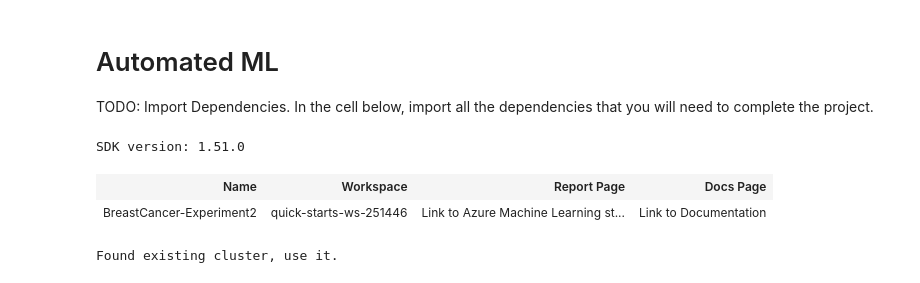
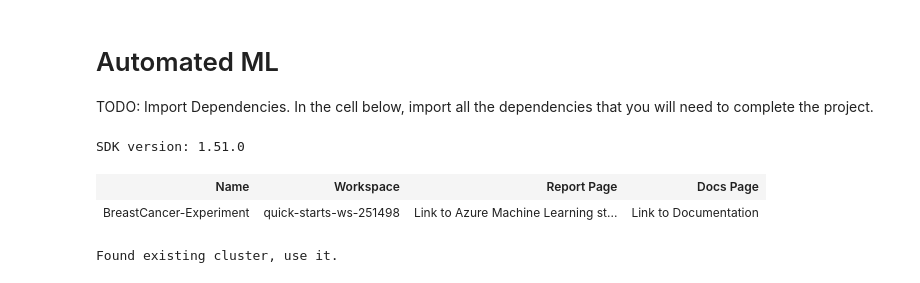
Before and after one commit to samfrost23/nd00333-capstone, a Jupyter notebook: starter_file/automl.ipynb, the cells around one changed output. Saved outputs shown, nothing was run; the diff lists cells and outputs as text; code cells hidden in the pictures.

```diff
--- a/starter_file/automl.ipynb
+++ b/starter_file/automl.ipynb
@@ -28,19 +28,19 @@ SDK version: 1.51.0
 # %%
 ws = Workspace.from_config()
 
 # choose a name for experiment
-experiment_name = 'BreastCancer-Experiment2'
+experiment_name = 'BreastCancer-Experiment'
 
 experiment=Experiment(ws, experiment_name)
 
 
 # choose a name for experiment
 
 project_folder = './breastcancer'
 experiment
 # %% [output]
 | Name | Workspace | Report Page | Docs Page |
-| BreastCancer-Experiment2 | quick-starts-ws-251446 | Link to Azure Machine Learning st... | Link to Documentation |
+| BreastCancer-Experiment | quick-starts-ws-251498 | Link to Azure Machine Learning st... | Link to Documentation |
 # %%
 from azureml.core.compute import AmlCompute
 from azureml.core.compute import ComputeTarget
```
Also changed, not shown: parts of 10 cells of this notebook, 2 other files.
